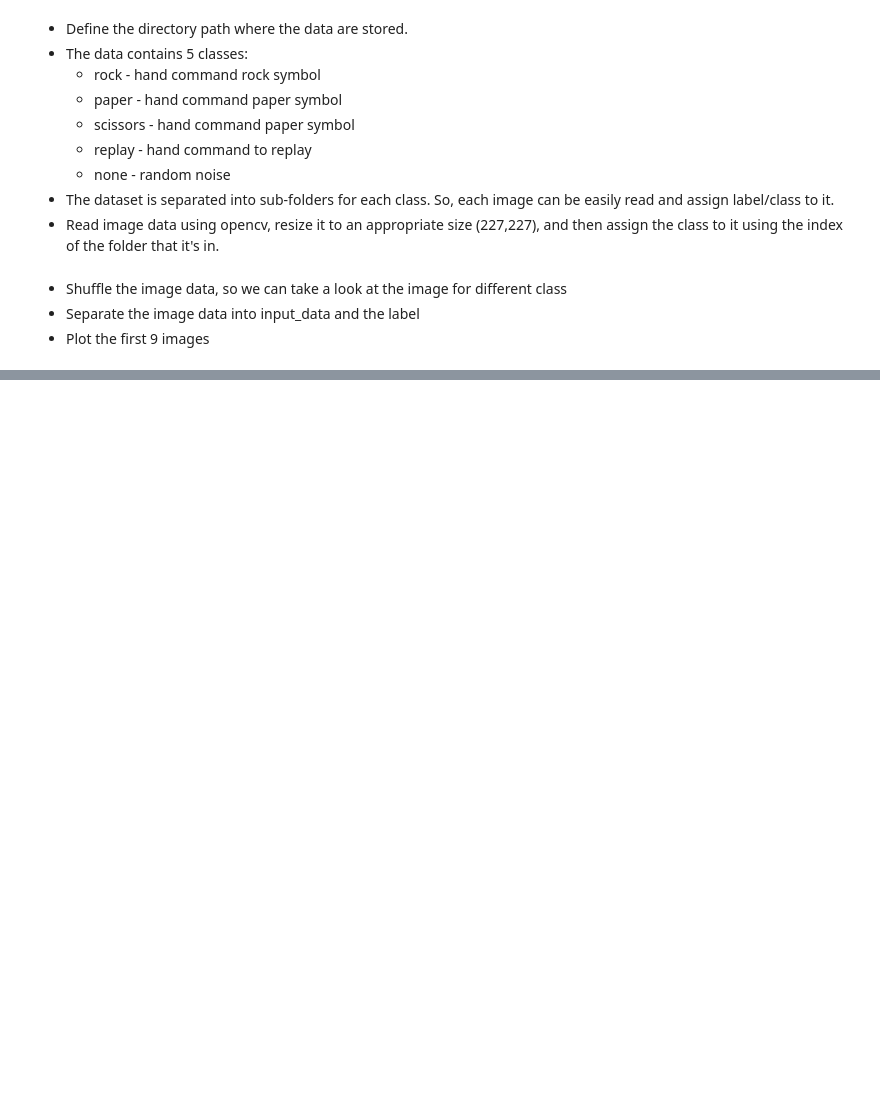
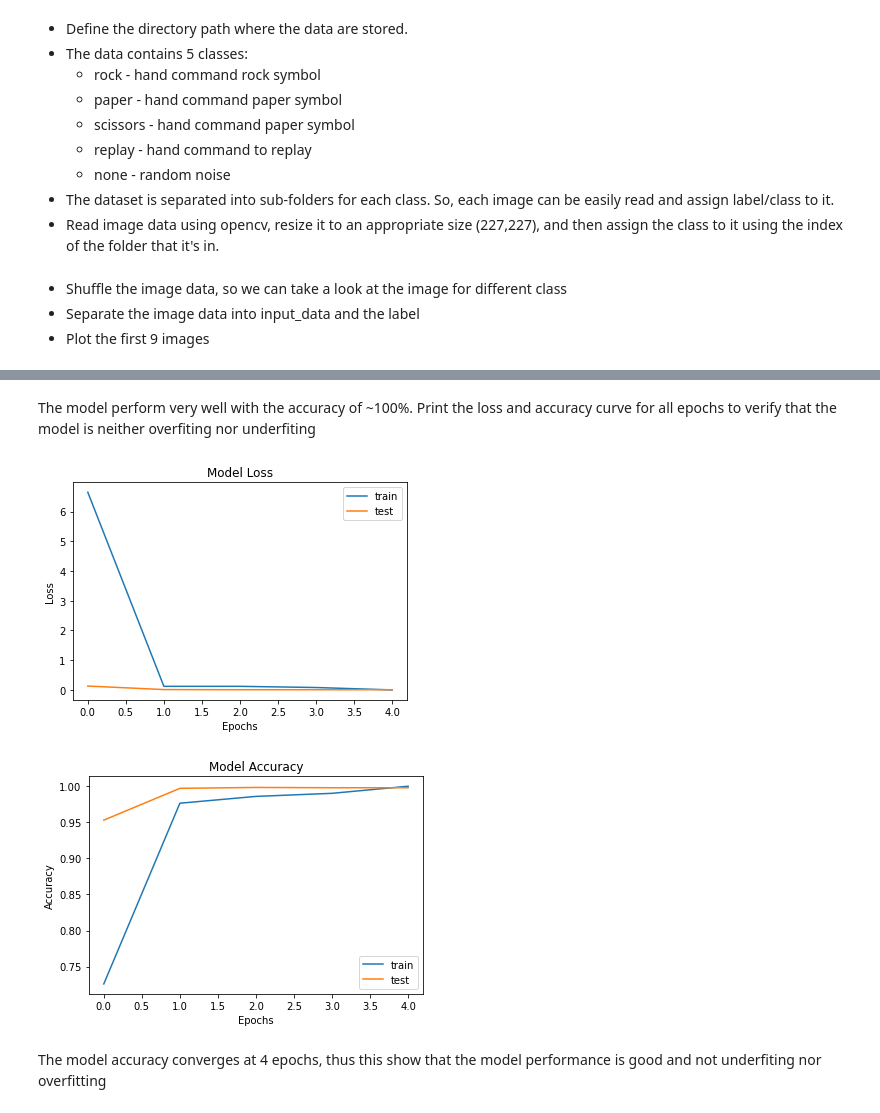
Before and after one commit to TaiNg365/Image-Classification-RPS, a Jupyter notebook: img-classification.ipynb, the cells around one changed output, grey strips where cells are left out. Cells and saved outputs as stored; diff of their text form; code cells hidden in the pictures; blank space fills up the shorter version.

```diff
--- a/img-classification.ipynb
+++ b/img-classification.ipynb
@@ -70,3 +70,6 @@ input_data = input_data / 255.0
 
 label = utils.to_categorical(label, num_classes=len(categories), dtype='i1')
 input_data.shape = (-1, 227, 227, 1)
+
+
+X_train, X_test, y_train, y_test = train_test_split(input_data, label, test_size=0.2, random_state=0)
@@ -72,0 +88,12 @@ input_data.shape = (-1, 227, 227, 1)
+# %%
+model = tensorflow.keras.models.Sequential()
+model.add(Conv2D(filters=32, kernel_size=(3, 3), input_shape=(227, 227, 1)))
+model.add(Activation('relu'))
+model.add(MaxPool2D(pool_size=(2, 2)))
+model.add(Dropout(0.3))
+model.add(Flatten())
+model.add(Dense(454, activation='relu'))
+model.add(Dense(5, activation='softmax'))
+model.compile(loss='categorical_crossentropy', optimizer='rmsprop', metrics=['accuracy'])
+
+model.fit(X_train, y_train, epochs=5, batch_size=64, validation_split=0.3)
@@ -72,0 +119,24 @@ input_data.shape = (-1, 227, 227, 1)
+# %% [markdown]
+The model perform very well with the accuracy of ~100%.
+Print the loss and accuracy curve for all epochs to verify that the model is neither overfiting nor underfiting
+# %%
+plt.plot(model.history.history['loss'])
+plt.plot(model.history.history['val_loss'])
+plt.title('Model Loss')
+plt.ylabel('Loss')
+plt.xlabel('Epochs')
+plt.legend(['train', 'test'])
+plt.show()
+
+plt.plot(model.history.history['accuracy'])
+plt.plot(model.history.history['val_accuracy'])
+plt.title('Model Accuracy')
+plt.ylabel('Accuracy')
+plt.xlabel('Epochs')
+plt.legend(['train', 'test'])
+plt.show()
+# %% [output]
+[figure, added]
+[figure, added]
+# %% [markdown]
+The model accuracy converges at 4 epochs, thus this show that the model performance is good and not underfiting nor overfitting
```
Also changed, not shown: parts of 8 cells of this notebook, 1 other file.
